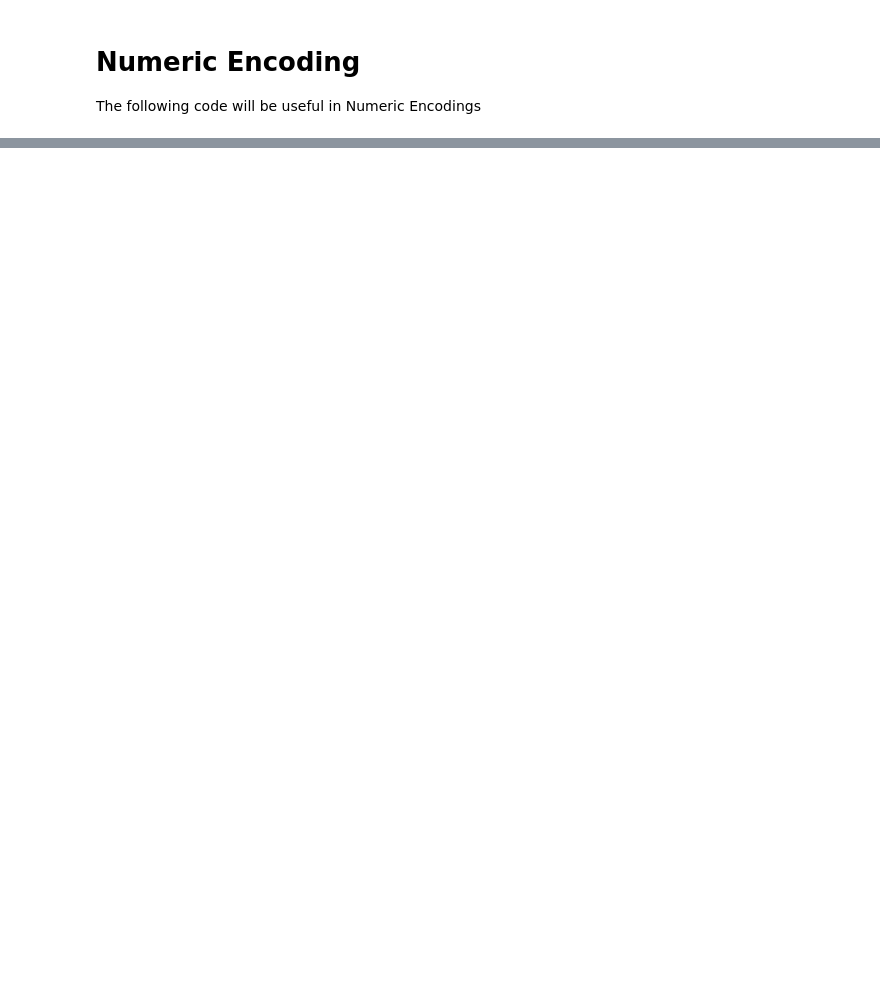
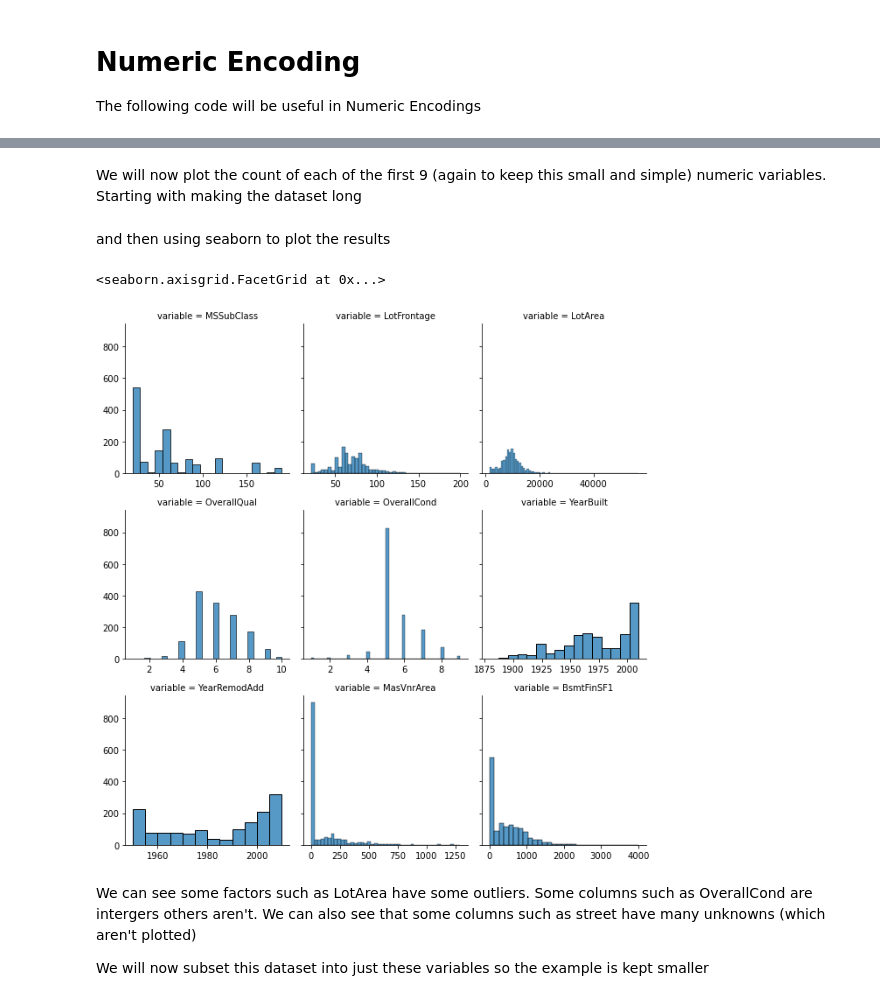
Before and after one commit to clementstross/PipelineConstruction, a Jupyter notebook: notebooks/Numeric_Pipeline_Builder.ipynb, the cells around one changed output, grey strips where cells are left out. Drawn from its saved outputs; the diff is of its cells as text; code cells hidden in the pictures; blank space fills up the shorter version.

Commit message:
Polishing of the numeric pipeline notebook

```diff
--- a/notebooks/Numeric_Pipeline_Builder.ipynb
+++ b/notebooks/Numeric_Pipeline_Builder.ipynb
@@ -9,0 +19,3 @@ sys.path.append('c:/Users/User/Documents/User/Work/Admiral/Pipeline_Builder/pipe
+# %%
+hp_train = pd.read_csv("..\\data\\raw\\HousePrices.csv")
+hp_train.head()
@@ -36,0 +54,3 @@ X_df.head()
+# %%
+hp_num_train = hp_train.select_dtypes(include=["float64", "int64"])
+hp_num_train.head()
@@ -36,0 +65,16 @@ X_df.head()
+# %% [markdown]
+We will now plot the count of each of the first 9 (again to keep this small and simple) numeric variables. Starting with making the dataset long
+# %%
+hp_num_long = pd.melt(hp_num_train.iloc[:,0:10], id_vars=['Id'])
+# %% [markdown]
+and then using seaborn to plot the results
+# %%
+grid = sns.FacetGrid(hp_num_long, col_wrap=3, col="variable", sharex=False)
+grid.map_dataframe(sns.histplot, x="value")
+# %% [output]
+<seaborn.axisgrid.FacetGrid at 0x...>
+[figure, added]
+# %% [markdown]
+We can see some factors such as LotArea have some outliers. Some columns such as OverallCond are intergers others aren't. We can also see that some columns such as street have many unknowns (which aren't plotted)
+
+We will now subset this dataset into just these variables so the example is kept smaller
```
Also changed, not shown: parts of 62 cells of this notebook, 3 other files.
